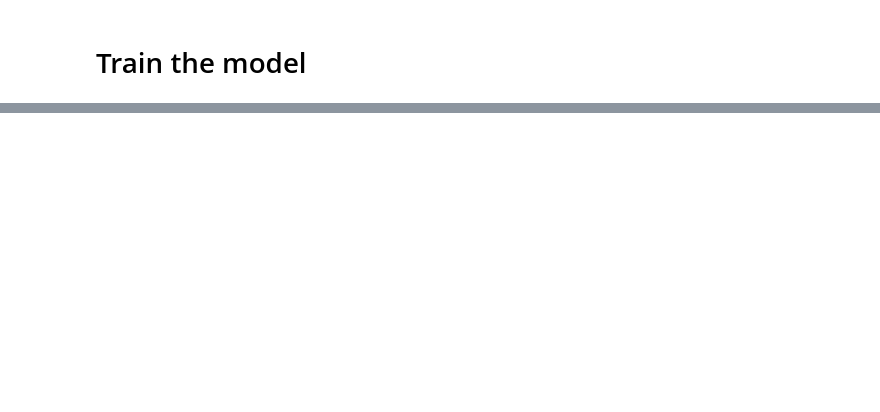
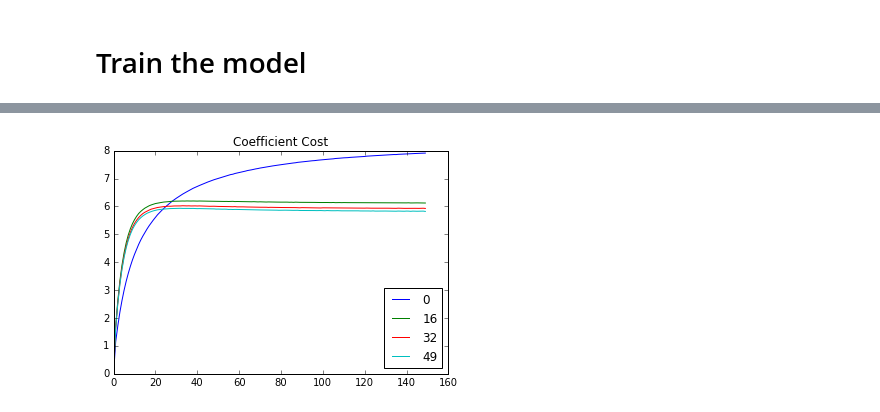
Before and after one commit to keniapina/occlusion-project, a Jupyter notebook: sparse_coding.ipynb, the cells around one changed output, grey strips where cells are left out. Saved outputs shown, nothing was run; the diff lists cells and outputs as text; code cells hidden in the pictures; blank space fills up the shorter version.

```diff
--- a/sparse_coding.ipynb
+++ b/sparse_coding.ipynb
@@ -127,0 +155,8 @@ plt.legend (loc = 'best')
+# %%
+for idx in plot_epoch:
+    plt.plot (np.arange(n_iter),coeff_array[idx], label = idx)
+plt.legend (loc = 'best')
+plt.title('Coefficient Cost')
+plt.savefig(os.path.join(plot_folder, sub, 'coefficient_cost.png'))
+# %% [output]
+[figure, added]
```
Also changed, not shown: parts of 18 cells of this notebook.
